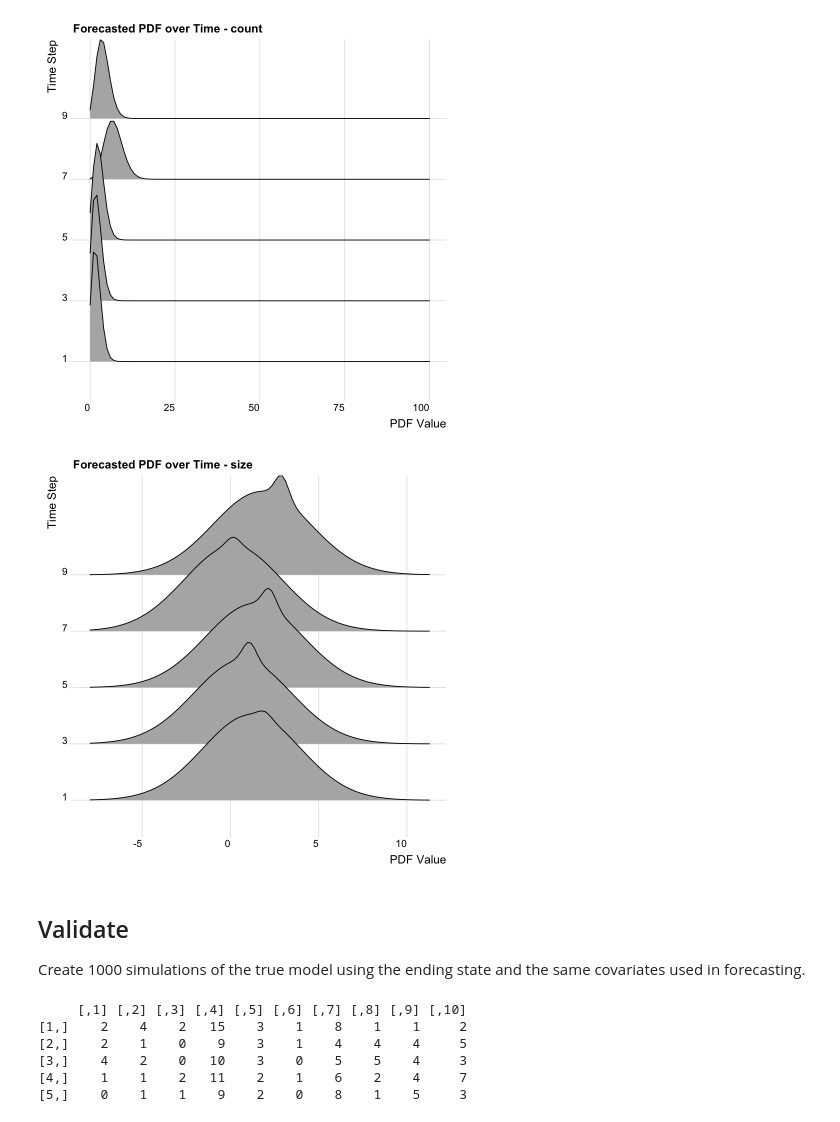
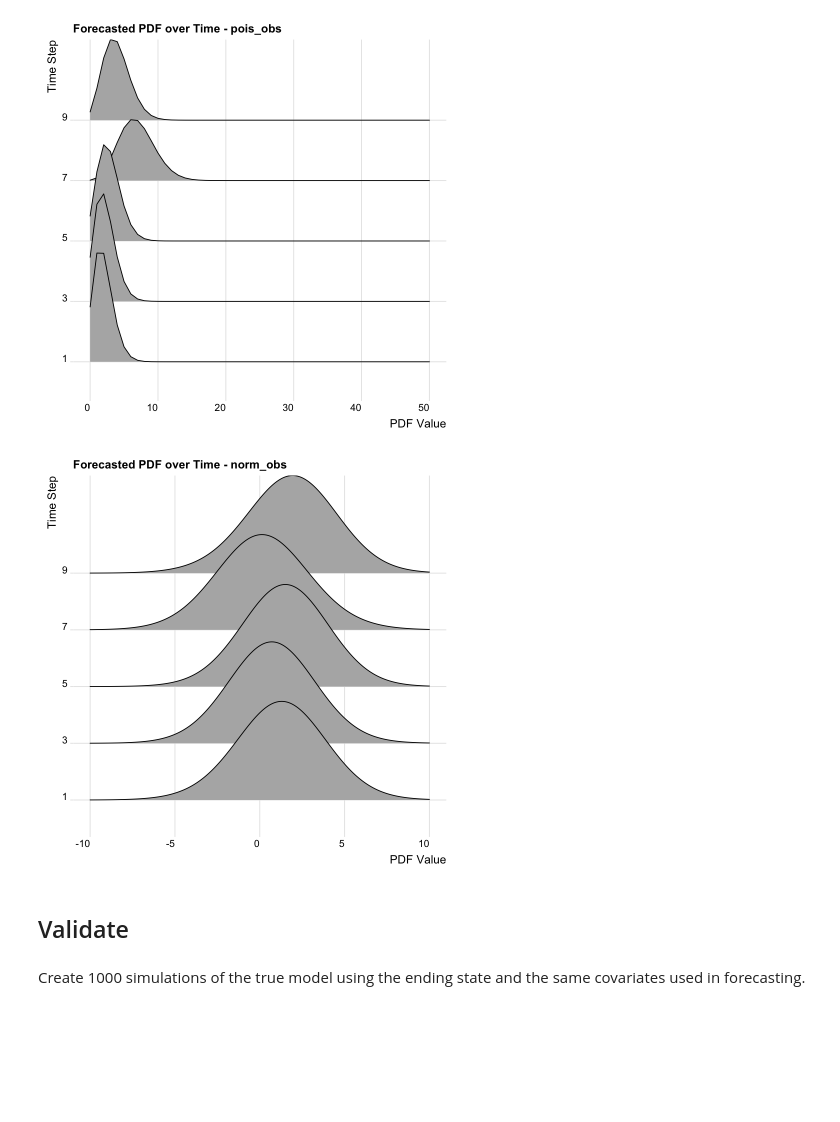
Before and after one commit to TheoMichelot/hmmTMB, a Jupyter notebook: inst/devel/forecast_example.ipynb, the cells around one changed output. Saved outputs shown, nothing was run; the diff lists cells and outputs as text; code cells hidden in the pictures; blank space fills up the shorter version.

```diff
--- a/inst/devel/forecast_example.ipynb
+++ b/inst/devel/forecast_example.ipynb
@@ -144,12 +196,12 @@ n <- 10
 # Create new data for prediction, optionally with covariates
 forecast_data <- data.frame(
   ID = 1,
-  count = rep(NA, n),
-  size = rep(NA, n),
+  pois_obs = rep(NA, n),
+  norm_obs = rep(NA, n),
   covariate_1 = rnorm(n, mean = 0, sd = 1),
   covariate_2 = runif(n, min = -1, max = 1),
-  covariate_3 = sample(c(-1, 0, 1), n, replace = TRUE),
-  random_effect_id = as.factor(rep(1:2, each = n/2))
+  covariate_3 = sample(c(-1, 0, 1), n, replace = TRUE)
+  # random_effect_id = as.factor(rep(1:2, each = n/2))
 )
 
 forecast_data
@@ -179,0 +222,13 @@ fc = Forecast$new(
+# %%
+## Generate forecast predictions using forecast module
+eval_range <- list(
+  pois_obs = 0:50,
+  norm_obs = seq(-10, 10, by = 0.1)
+)
+forecasts <- Forecast$new(
+  hmm = mod,
+  forecast_data = forecast_data,
+  preset_eval_range = eval_range,
+  starting_state_distribution = "last"
+)
+forecasts
@@ -180,36 +278,35 @@ fc = Forecast$new(
 # %%
-n_steps <- nrow(fc$forecast_data)
+n_steps <- nrow(forecasts$forecast_data())
 plot_steps <- seq(1, n_steps, by = 2)
 
-for (dimension in fc$observation_vars) {
+obs_vars <- colnames(mod$obs()$obs_var())
+for (obs in obs_vars) {
   # Prepare data for ridge plot
   ridge_data <- data.frame(
     x = rep(
-      fc$x_vals[[dimension]],
+      forecasts$eval_range()[[obs]],
       times = length(plot_steps)
     ),
-    y = as.vector(fc$forecasted_pdfs[[dimension]][ , plot_steps]),
-    time = factor(rep(plot_steps, each = length(fc$x_vals[[dimension]])))
+    y = as.vector(forecasts$forecast_dists()[[obs]][ , plot_steps]),
+    time = factor(rep(plot_steps, each = length(forecasts$eval_range()[[obs]])))
   )
 
   print(ggplot(ridge_data, aes(x = x, y = time, height = y, group = time)) +
     geom_density_ridges(stat = "identity", position = "identity") +
-    labs(x = "PDF Value", y = "Time Step", title = paste("Forecasted PDF over Time -", dimension)) +
+    labs(x = "PDF Value", y = "Time Step", title = paste("Forecasted PDF over Time -", obs)) +
     theme_ridges() +
     theme(axis.text.x = element_text(angle = 0, hjust = 1)))
 }
 # %% [output]
-[figure, old version]
+[figure, new version]
-[figure, old version]
+[figure, new version]
+# %% [markdown]
+## Validate
 # %% [markdown]
-## Validate
 Create 1000 simulations of the true model using the ending state and the same covariates used in forecasting.
 # %%
-emission_vars <- fc$observation_vars
-forecasts <- fc$forecast_data
-n_dimensions <- length(emission_vars)
+n_dimensions <- length(obs_vars)
 n_simulations <- 1000
-n_steps <- nrow(forecasts)
 
 # Get last hidden state
 true_last_state <- tail(attr(true_mod$obs()$data(), "state"), 1) # last state
@@ -217,20 +314,19 @@ true_last_state <- tail(attr(true_mod$obs()$data(), "state"), 1) # last state
 last_tpm <- true_mod$hid()$tpm(nrow(true_mod$obs()$data()))[, , 1]
 
 # Update delta0 to use distribution of first forecasted state
-# TODO: Allow for first distribution to be stationary or custom
 true_mod$hid()$update_delta0(last_tpm[true_last_state, ])
 
 # Initialize a named list of 2D arrays to store the simulation results
 simulated_data <- list()
-for (dimension in emission_vars) {
-  simulated_data[[dimension]] <- array(NA, dim = c(n_simulations, n_steps))
+for (obs in obs_vars) {
+  simulated_data[[obs]] <- array(NA, dim = c(n_simulations, n_steps))
 }
 
 # Simulate data and store it in the array
 for (i in 1:n_simulations) {
-  sim <- true_mod$simulate(n = n_steps, data = forecasts, silent = TRUE)
+  sim <- true_mod$simulate(n = n_steps, data = forecast_data, silent = TRUE)
 
-  for (dimension in emission_vars) {
+  for (dimension in obs_vars) {
     # Get the simulated data for the current dimension
     simulated_data[[dimension]][i, ] <- sim[[dimension]]
   }
@@ -238,10 +334,3 @@ for (i in 1:n_simulations) {
 
 # Optionally, print a subset of the simulated data
 print(simulated_data[[1]][1:5, ]) # Print the first 5 simulations
-# %% [output]
-     [,1] [,2] [,3] [,4] [,5] [,6] [,7] [,8] [,9] [,10]
-[1,]    2    4    2   15    3    1    8    1    1     2
-[2,]    2    1    0    9    3    1    4    4    4     5
-[3,]    4    2    0   10    3    0    5    5    4     3
-[4,]    1    1    2   11    2    1    6    2    4     7
-[5,]    0    1    1    9    2    0    8    1    5     3
```
Also changed, not shown: parts of 26 cells of this notebook, 9 other files.
